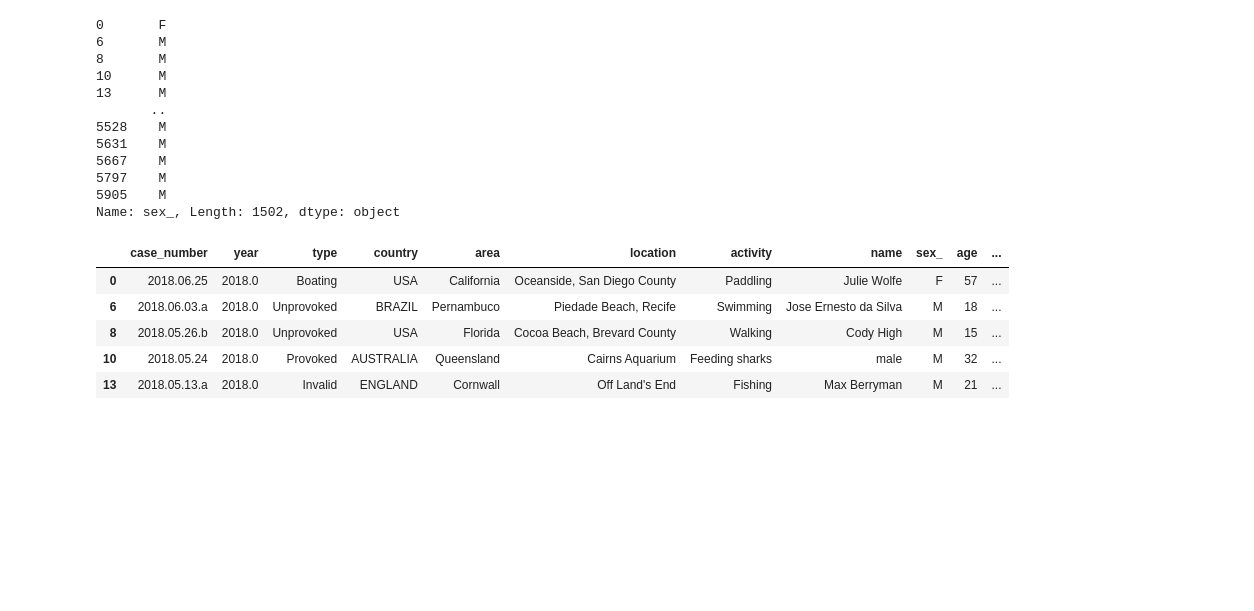
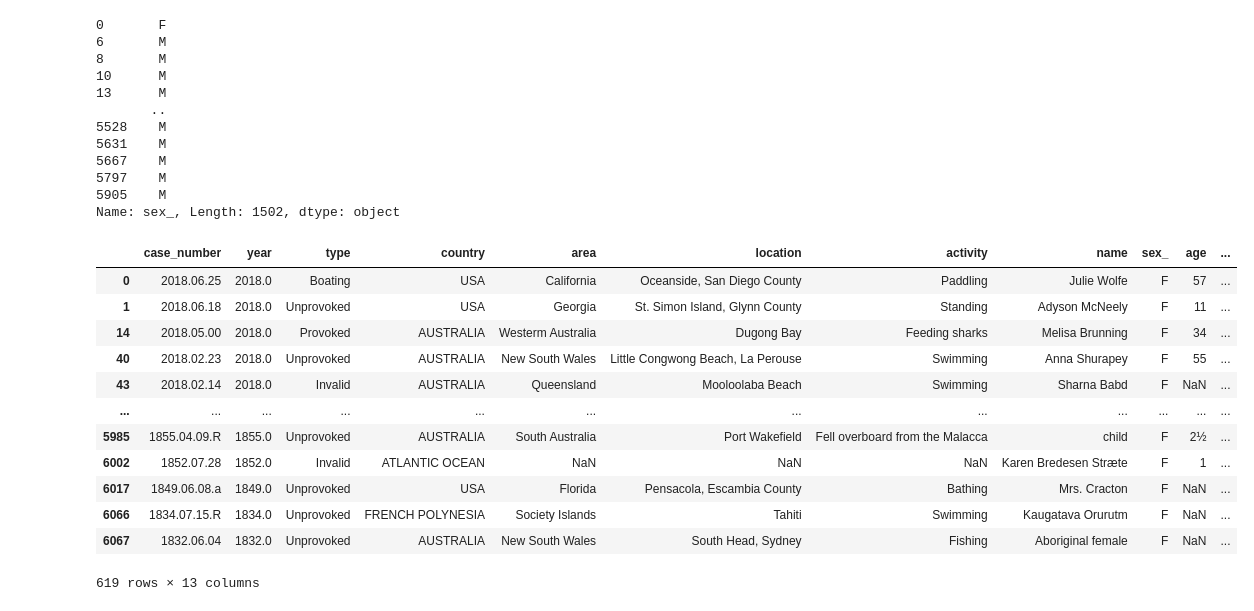
Before and after one commit to Adalab/DA-promo-A-module-2-pairprog-1-pair-2-Laura-Almudena, a Jupyter notebook: Pair_4-pandas-filtrado.ipynb, the cells around one changed output. Saved outputs shown, nothing was run; the diff lists cells and outputs as text; code cells hidden in the pictures; blank space fills up the shorter version.

```diff
--- a/Pair_4-pandas-filtrado.ipynb
+++ b/Pair_4-pandas-filtrado.ipynb
@@ -180,15 +173,24 @@ df_fem
 5797    M
 5905    M
 Name: sex_, Length: 1502, dtype: object
-# %%
-df.head()
-# %% [output]
-|  | case_number | year | type | country | area | location | activity | name | sex_ | age | ... |
-| 0 | 2018.06.25 | 2018.0 | Boating | USA | California | Oceanside, San Diego County | Paddling | Julie Wolfe | F | 57 | ... |
-| 6 | 2018.06.03.a | 2018.0 | Unprovoked | BRAZIL | Pernambuco | Piedade Beach, Recife | Swimming | Jose Ernesto da Silva | M | 18 | ... |
-| 8 | 2018.05.26.b | 2018.0 | Unprovoked | USA | Florida | Cocoa Beach, Brevard County | Walking | Cody High | M | 15 | ... |
-| 10 | 2018.05.24 | 2018.0 | Provoked | AUSTRALIA | Queensland | Cairns Aquarium | Feeding sharks | male | M | 32 | ... |
-| 13 | 2018.05.13.a | 2018.0 | Invalid | ENGLAND | Cornwall | Off Land's End | Fishing | Max Berryman | M | 21 | ... |
+# %%
+# Extraed unicamente los ataques a mujeres
+df_fem = df[(df["sex_"] == "F")]
+df_fem
+# %% [output]
+|  | case_number | year | type | country | area | location | activity | name | sex_ | age | ... |
+| 0 | 2018.06.25 | 2018.0 | Boating | USA | California | Oceanside, San Diego County | Paddling | Julie Wolfe | F | 57 | ... |
+| 1 | 2018.06.18 | 2018.0 | Unprovoked | USA | Georgia | St. Simon Island, Glynn County | Standing | Adyson McNeely | F | 11 | ... |
+| 14 | 2018.05.00 | 2018.0 | Provoked | AUSTRALIA | Westerm Australia | Dugong Bay | Feeding sharks | Melisa Brunning | F | 34 | ... |
+| 40 | 2018.02.23 | 2018.0 | Unprovoked | AUSTRALIA | New South Wales | Little Congwong Beach, La Perouse | Swimming | Anna Shurapey | F | 55 | ... |
+| 43 | 2018.02.14 | 2018.0 | Invalid | AUSTRALIA | Queensland | Mooloolaba Beach | Swimming | Sharna Babd | F | NaN | ... |
+| ... | ... | ... | ... | ... | ... | ... | ... | ... | ... | ... | ... |
+| 5985 | 1855.04.09.R | 1855.0 | Unprovoked | AUSTRALIA | South Australia | Port Wakefield | Fell overboard from the Malacca | child | F | 2½ | ... |
+| 6002 | 1852.07.28 | 1852.0 | Invalid | ATLANTIC OCEAN | NaN | NaN | NaN | Karen Bredesen Stræte | F | 1 | ... |
+| 6017 | 1849.06.08.a | 1849.0 | Unprovoked | USA | Florida | Pensacola, Escambia County | Bathing | Mrs. Cracton | F | NaN | ... |
+| 6066 | 1834.07.15.R | 1834.0 | Unprovoked | FRENCH POLYNESIA | Society Islands | Tahiti | Swimming | Kaugatava Orurutm | F | NaN | ... |
+| 6067 | 1832.06.04 | 1832.0 | Unprovoked | AUSTRALIA | New South Wales | South Head, Sydney | Fishing | Aboriginal female | F | NaN | ... |
+619 rows × 13 columns
 # %%
 # ¿Cuántas mujeres fueron atacadas en España?
 df_sex_country = df[["sex_","country"]]
```
Also changed, not shown: parts of 9 cells of this notebook.
